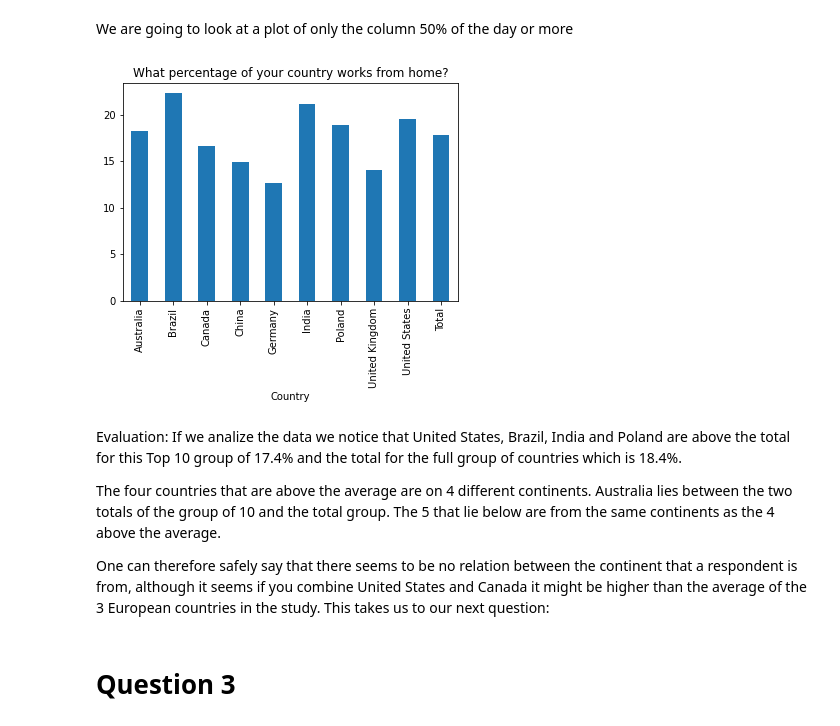
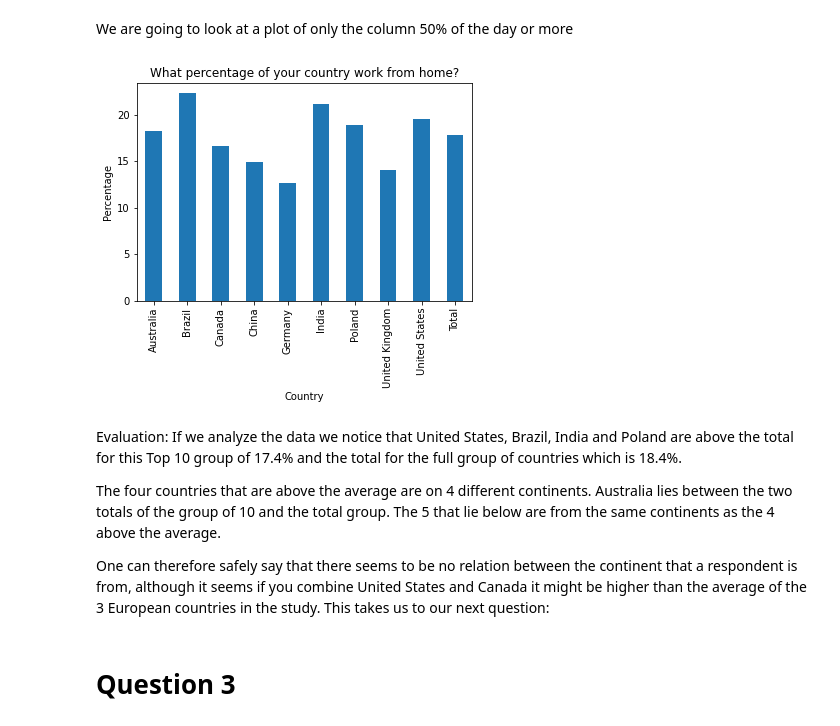
Before and after one commit to JakePython/Udacity-Blog, a Jupyter notebook: Udacity Blog Remote working.ipynb, the cells around one changed output. Saved outputs shown, nothing was run; the diff lists cells and outputs as text; code cells hidden in the pictures.

```diff
--- a/Udacity Blog Remote working.ipynb
+++ b/Udacity Blog Remote working.ipynb
@@ -234,11 +248,12 @@ Remote=Table["Half and more"]
 # %%
 #We plot a bar chart of
 Remote.plot(kind='bar')
-plt.title("What percentage of your country works from home?");
+plt.title("What percentage of your country work from home?");
+plt.ylabel('Percentage');
 # %% [output]
-[figure, old version]
+[figure, new version]
 # %% [markdown]
-Evaluation: If we analize the data we notice that United States, Brazil, India and Poland are above the total for this Top 10 group of 17.4% and the total for the full group of countries which is 18.4%.
+Evaluation: If we analyze the data we notice that United States, Brazil, India and Poland are above the total for this Top 10 group of 17.4% and the total for the full group of countries which is 18.4%.
 
 The four countries that are above the average are on 4 different continents. Australia lies between the two totals of the group of 10 and the total group. The 5 that lie below are from the same continents as the 4 above the average.
 
```
Also changed, not shown: parts of 19 cells of this notebook.
